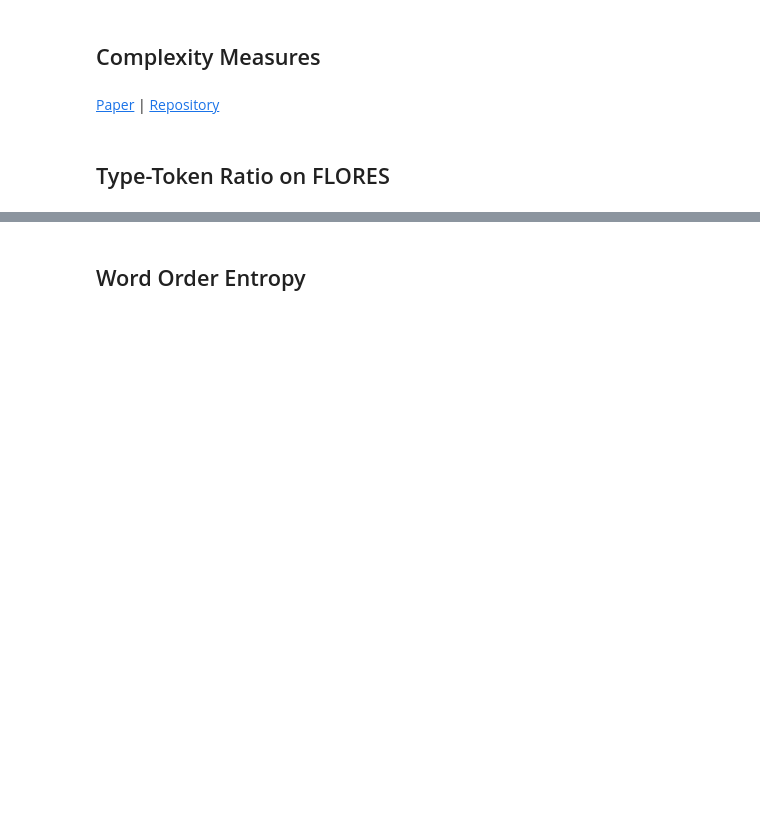
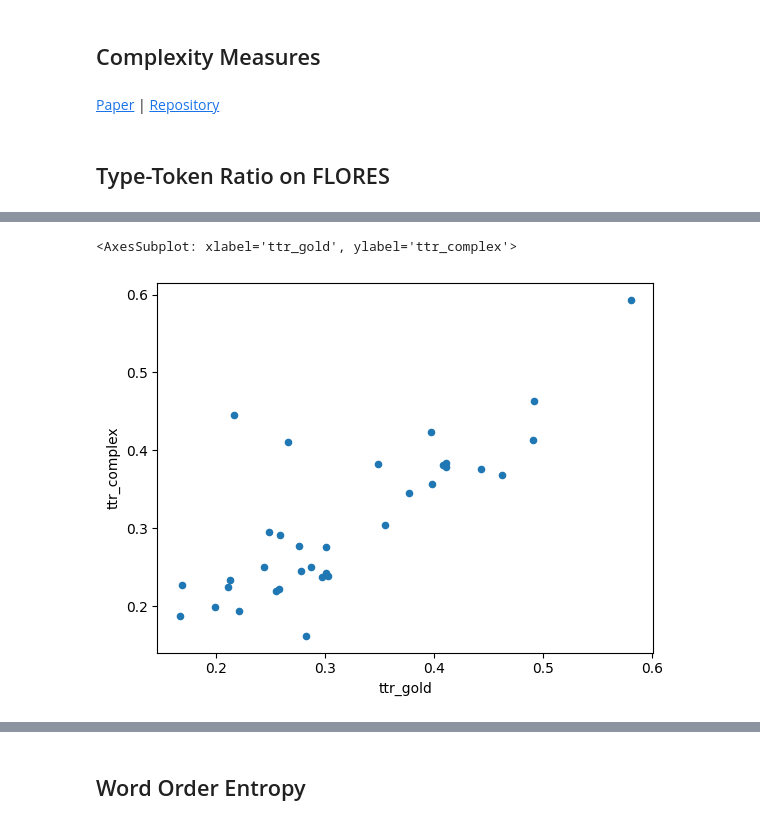
Before and after one commit to v-hirak/explaining-MT-difficulty, a Jupyter notebook: lang_data/data_collection.ipynb, the cells around one changed output, grey strips where cells are left out. Saved outputs shown, nothing was run; the diff lists cells and outputs as text; code cells hidden in the pictures; blank space fills up the shorter version.

```diff
--- a/lang_data/data_collection.ipynb
+++ b/lang_data/data_collection.ipynb
@@ -137,0 +354,5 @@ lang_data.to_csv("lang_data.csv", index=False)
+# %%
+ttr_data.plot.scatter(x="ttr_gold", y="ttr_complex")
+# %% [output]
+<AxesSubplot: xlabel='ttr_gold', ylabel='ttr_complex'>
+[figure, added]
```
Also changed, not shown: parts of 60 cells of this notebook, 17 other files.
